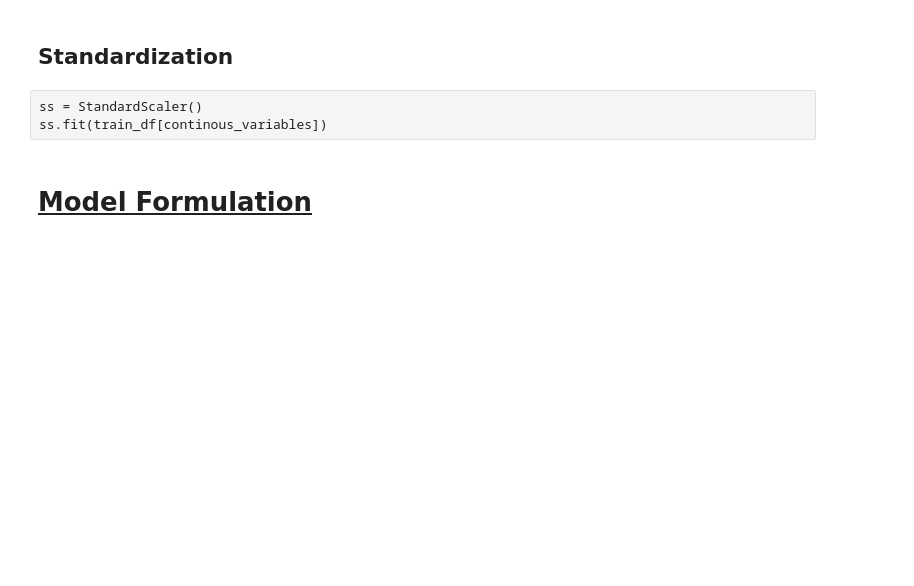
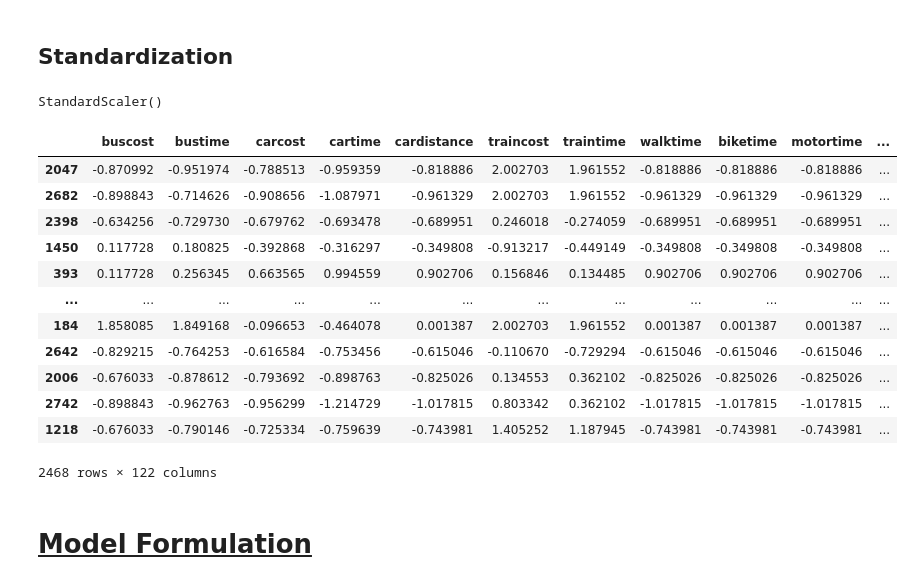
Before and after one commit to Obliquedbishop/CG_based_DCMs, a Jupyter notebook: discrete_choice_model.ipynb, the cells around one changed output. Drawn from its saved outputs; the diff is of its cells as text; code cells hidden in the pictures; blank space fills up the shorter version.

```diff
--- a/discrete_choice_model.ipynb
+++ b/discrete_choice_model.ipynb
@@ -250,7 +265,7 @@ dep_time_zones_df
 3086 rows × 4 columns
 # %%
 # combining all the one-hot encoded dataframes with the main dataframe
-df2 = pd.concat([df, dep_time_zones_df, Purpose_df, SEX_df, job_type_df], axis=1).drop(
+df2 = pd.concat([df, dep_time_zones_df, Purpose_df, SEX_df, job_type_df, info_df], axis=1).drop(
     ['departure_time', 'arrival_time', 'Purpose', 'SEX', 'job_type'], axis='columns')
 df2.head()
 # %% [output]
@@ -316,7 +331,7 @@ df3 = df3.drop(['bikecost', 'walkcost'], axis='columns')
 continous_variables = ['buscost', 'bustime', 'carcost', 'cartime', 'cardistance',
                        'traincost', 'traintime', 'walktime', 'biketime', 'motortime', 'motorcost',
                        'carincentive', 'busincentive', 'walkincentive','trainincentive',
-                       'bicycleincentive', 'motorincentive', 'AGE', 'trip_duration']
+                       'bikeincentive', 'motorincentive', 'AGE', 'trip_duration']
 discrete_variables = list(set(df2.columns) - set(continous_variables))
 # %% [markdown]
 ## Train and Test Split
@@ -331,8 +346,26 @@ train_df.shape, test_df.shape
 ## Standardization
 # %%
 from sklearn.preprocessing import StandardScaler
-# %% [raw]
-ss = StandardScaler()
-ss.fit(train_df[continous_variables])
+# %%
+ss = StandardScaler()
+ss.fit(train_df[continous_variables])
+# %% [output]
+StandardScaler()
 # %%
 train_df[continous_variables] = ss.transform(train_df[continous_variables])
+# %%
+train_df
+# %% [output]
+|  | buscost | bustime | carcost | cartime | cardistance | traincost | traintime | walktime | biketime | motortime | ... |
+| 2047 | -0.870992 | -0.951974 | -0.788513 | -0.959359 | -0.818886 | 2.002703 | 1.961552 | -0.818886 | -0.818886 | -0.818886 | ... |
+| 2682 | -0.898843 | -0.714626 | -0.908656 | -1.087971 | -0.961329 | 2.002703 | 1.961552 | -0.961329 | -0.961329 | -0.961329 | ... |
+| 2398 | -0.634256 | -0.729730 | -0.679762 | -0.693478 | -0.689951 | 0.246018 | -0.274059 | -0.689951 | -0.689951 | -0.689951 | ... |
+| 1450 | 0.117728 | 0.180825 | -0.392868 | -0.316297 | -0.349808 | -0.913217 | -0.449149 | -0.349808 | -0.349808 | -0.349808 | ... |
+| 393 | 0.117728 | 0.256345 | 0.663565 | 0.994559 | 0.902706 | 0.156846 | 0.134485 | 0.902706 | 0.902706 | 0.902706 | ... |
+| ... | ... | ... | ... | ... | ... | ... | ... | ... | ... | ... | ... |
+| 184 | 1.858085 | 1.849168 | -0.096653 | -0.464078 | 0.001387 | 2.002703 | 1.961552 | 0.001387 | 0.001387 | 0.001387 | ... |
+| 2642 | -0.829215 | -0.764253 | -0.616584 | -0.753456 | -0.615046 | -0.110670 | -0.729294 | -0.615046 | -0.615046 | -0.615046 | ... |
+| 2006 | -0.676033 | -0.878612 | -0.793692 | -0.898763 | -0.825026 | 0.134553 | 0.362102 | -0.825026 | -0.825026 | -0.825026 | ... |
+| 2742 | -0.898843 | -0.962763 | -0.956299 | -1.214729 | -1.017815 | 0.803342 | 0.362102 | -1.017815 | -1.017815 | -1.017815 | ... |
+| 1218 | -0.676033 | -0.790146 | -0.725334 | -0.759639 | -0.743981 | 1.405252 | 1.187945 | -0.743981 | -0.743981 | -0.743981 | ... |
+2468 rows × 122 columns
```
Also changed, not shown: parts of 17 cells of this notebook.
